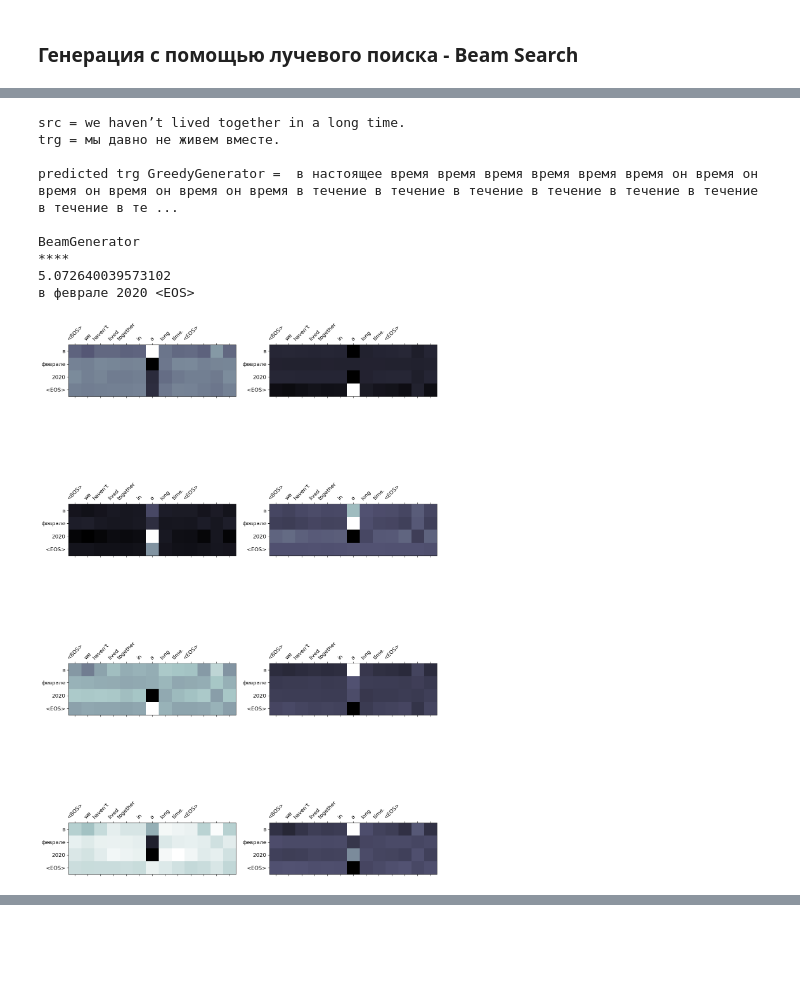
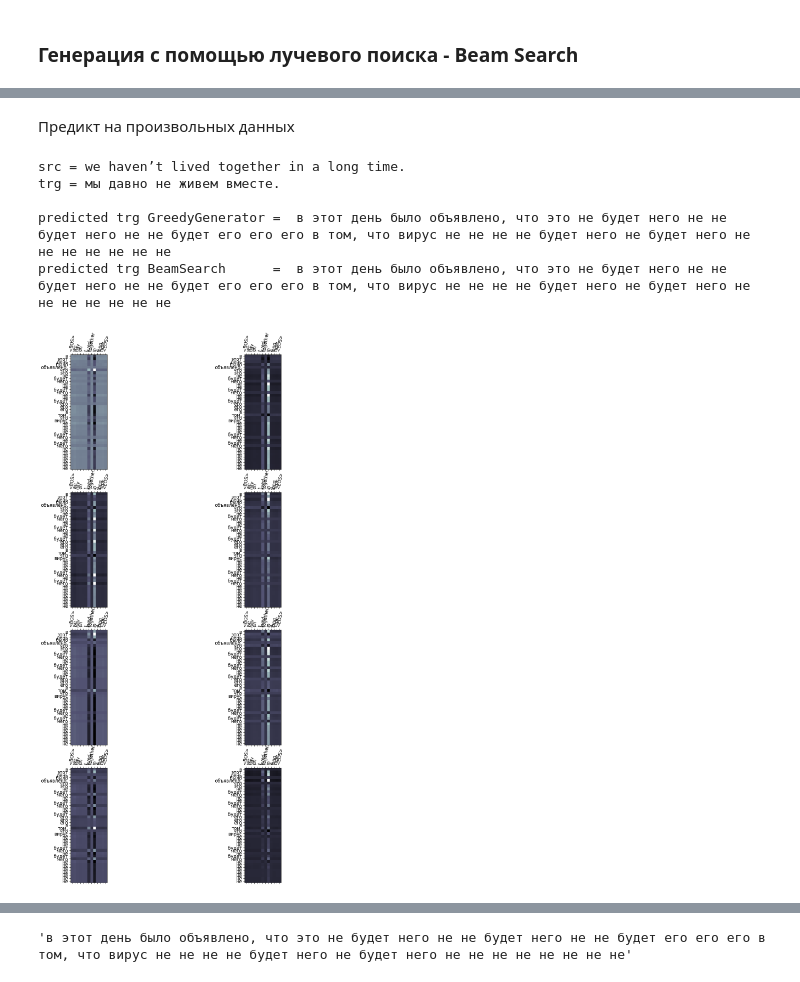
Before and after one commit to Denis-R-V/Translator, a Jupyter notebook: translator.ipynb, the cells around one changed output, grey strips where cells are left out. Saved outputs shown, nothing was run; the diff lists cells and outputs as text; code cells hidden in the pictures; blank space fills up the shorter version.

Commit message:
Update BeamSearch

```diff
--- a/translator.ipynb
+++ b/translator.ipynb
@@ -1208,12 +1226,9 @@ def translate_sentence(sentence, src_field, trg_field, model, device, max_len =
 
     if bpe_mode == True:
         trg_tokens = [trg_field.decode([token])[0] for token in trg_indexes[1:]]
+        translation = trg_field.decode(trg_indexes, ignore_ids=[2,3])[0]
     else:
         trg_tokens = [trg_field.vocab.itos[i] for i in trg_indexes][1:]
-
-    if bpe_mode == True:
-        translation = trg_field.decode(trg_indexes, ignore_ids=[2,3])
-    else:
         translation = ' '.join(trg_tokens)
 
     return translation, trg_tokens, attention
@@ -1329,3 +1345,5 @@ beam_gen_variants[0][1]
+# %%
+final_scores, translation, trg_tokens, attention = beam_gen_variants[0]
 # %%
 def showAttention(sentence, trg_tokens, attention, n_heads = 8, n_rows = 4, n_cols = 2):
 
@@ -1354,12 +1369,0 @@ showAttention(src, trg_tokens, attention)
-# %%
-    if bpe_mode == True:
-        trg_tokens = [trg_field.decode([token]) for token in trg_indexes[1:]]
-    else:
-        trg_tokens = [trg_field.vocab.itos[i] for i in trg_indexes][1:]
-
-    if bpe_mode == True:
-        translation = trg_field.decode(trg_indexes, ignore_ids=[2,3])
-    else:
-        translation = ' '.join(trg_tokens)
-
-    return translation, trg_tokens, attention
@@ -1550,45 +1485,21 @@ Wall time: 2.39 s
+# %% [markdown]
+Предикт на произвольных данных
 # %%
 %%time
-
-example_idx = 12
 
 src = 'we haven’t lived together in a long time.'
 trg = 'мы давно не живем вместе.'
 
 print(f'src = {src}')
 print(f'trg = {trg}')
 print()
 
-# жадная генерация
-translation, attention = translate_sentence(src, SRC, TRG, model, device)#translate_sentence(model, src)
-
-print('predicted trg GreedyGenerator = ', ' '.join(translation))
-print()
-
-# генерация с помощью лучевого поиска
-beam_generator = BeamGenerator(model, SRC, TRG, device=device)
-
-beam_gen_variants = beam_generator(src,
-                                   max_steps_n=40,
-                                   beamsize=20,
-                                   return_hypotheses_n=1)
-
-print('BeamGenerator')
-for score, translation, attention in beam_gen_variants:
-    print('****')
-    print(score)
-    print(' '.join(translation))
-    print()
-
-display_attention(src, translation, attention)
+evaluateAndShowAttention(src, model, SRC, TRG, displayAttention=True, device='mps', max_tokens=40,
+                         return_hypotheses_n=1, beamsize=5)
 # %% [output]
 src = we haven’t lived together in a long time.
 trg = мы давно не живем вместе.
 
-predicted trg GreedyGenerator =  в настоящее время время время время время время он время он время он время он время он время в течение в течение в течение в течение в течение в течение в течение в те ...
-
-BeamGenerator
-****
-5.072640039573102
-в феврале 2020 <EOS>
+predicted trg GreedyGenerator =  в этот день было объявлено, что это не будет него не не будет него не не будет его его его в том, что вирус не не не не будет него не будет него не не не не не не не
+predicted trg BeamSearch      =  в этот день было объявлено, что это не будет него не не будет него не не будет его его его в том, что вирус не не не не будет него не будет него не не не не не не не
-[figure, old version]
+[figure, new version]
@@ -1596,0 +1508 @@ Wall time: 3.05 s
+'в этот день было объявлено, что это не будет него не не будет него не не будет его его его в том, что вирус не не не не будет него не будет него не не не не не не не не'
```
Also changed, not shown: parts of 25 cells of this notebook.
